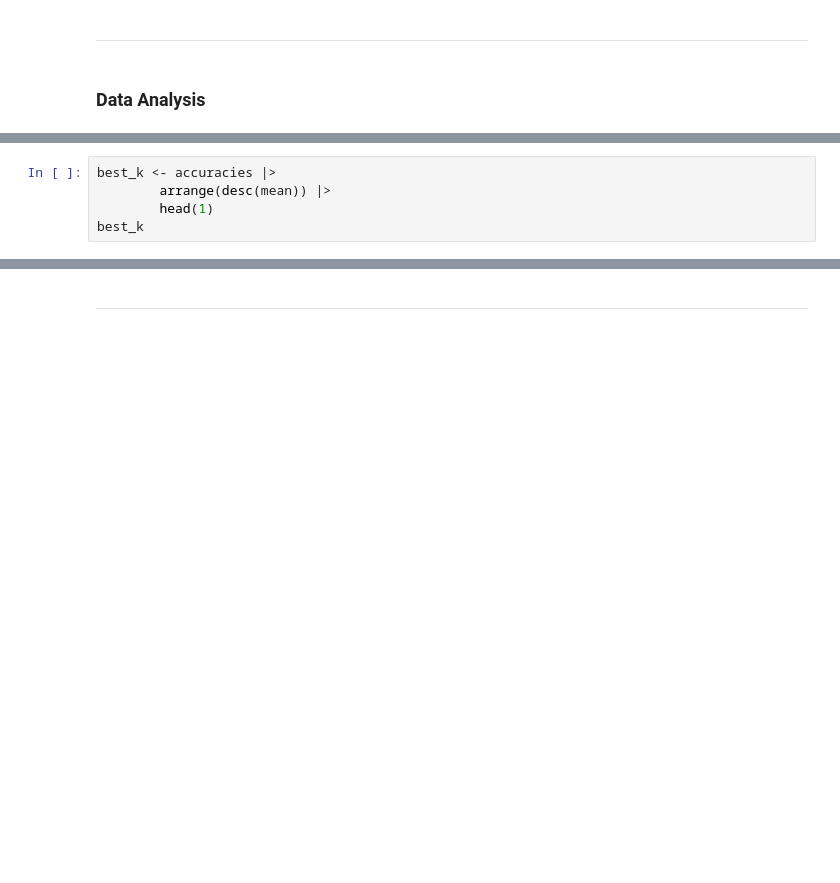
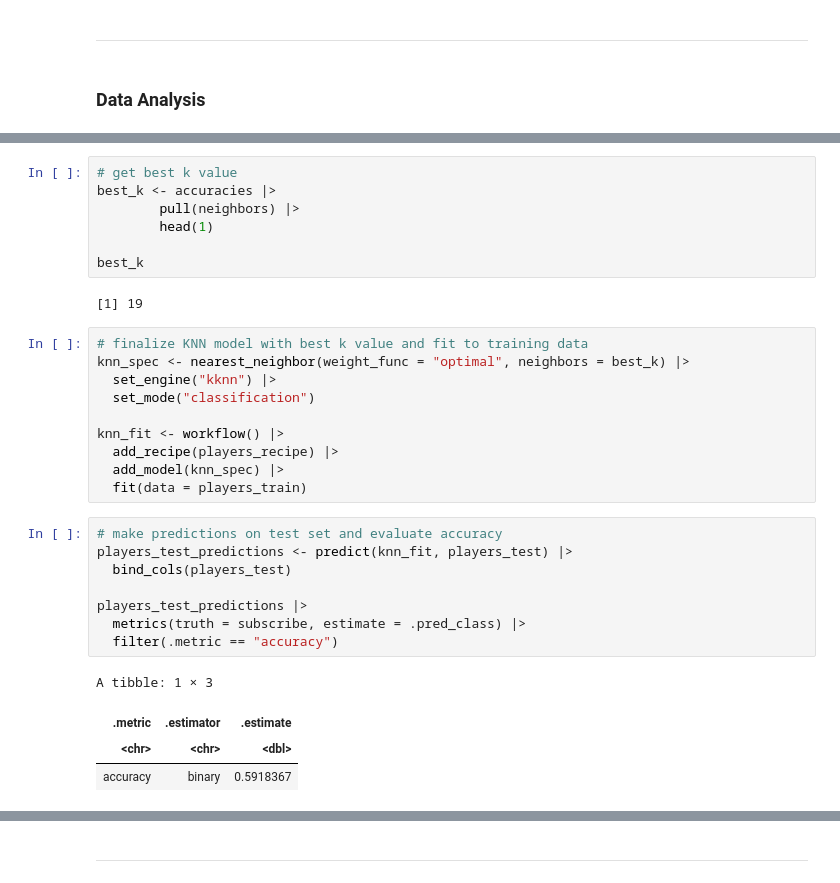
Before and after one commit to MatthewKyi/DSCI100-004-37, a Jupyter notebook: Group 37- Final Project.ipynb, the cells around one changed output, grey strips where cells are left out. Saved outputs shown, nothing was run; the diff lists cells and outputs as text; blank space fills up the shorter version.

Commit message:
Data analysis

```diff
--- a/Group 37- Final Project.ipynb
+++ b/Group 37- Final Project.ipynb
@@ -240,5 +379,32 @@ accuracy_vs_k
 # %%
+# get best k value
 best_k <- accuracies |>
-        arrange(desc(mean)) |>
+        pull(neighbors) |>
         head(1)
+
 best_k
+# %% [output]
+[1] 19
+# %%
+# finalize KNN model with best k value and fit to training data
+knn_spec <- nearest_neighbor(weight_func = "optimal", neighbors = best_k) |>
+  set_engine("kknn") |>
+  set_mode("classification")
+
+knn_fit <- workflow() |>
+  add_recipe(players_recipe) |>
+  add_model(knn_spec) |>
+  fit(data = players_train)
+# %%
+# make predictions on test set and evaluate accuracy
+players_test_predictions <- predict(knn_fit, players_test) |>
+  bind_cols(players_test)
+
+players_test_predictions |>
+  metrics(truth = subscribe, estimate = .pred_class) |>
+  filter(.metric == "accuracy")
+# %% [output]
+A tibble: 1 × 3
+| .metric | .estimator | .estimate |
+| <chr> | <chr> | <dbl> |
+| accuracy | binary | 0.5918367 |
```
Also changed, not shown: parts of 23 cells of this notebook.
